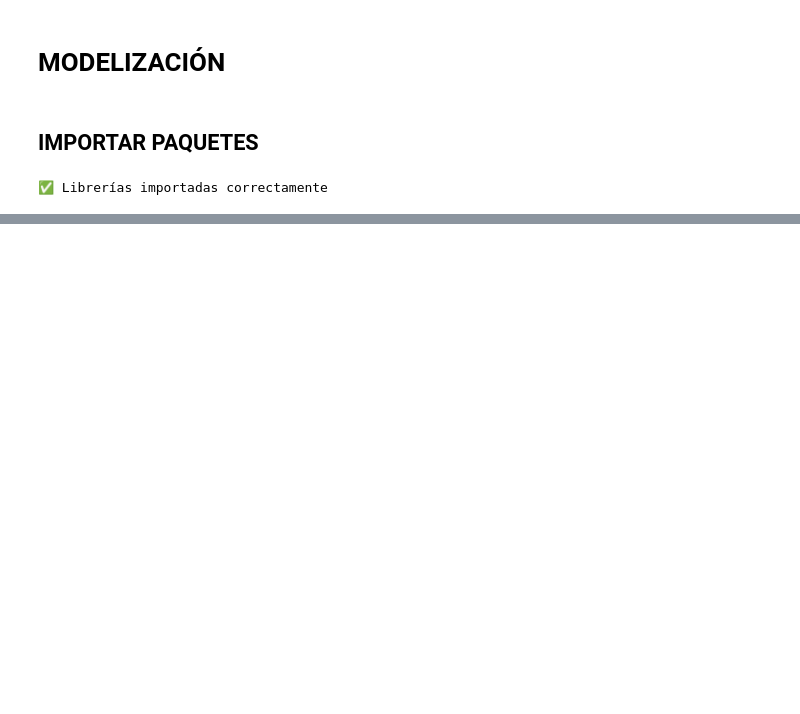
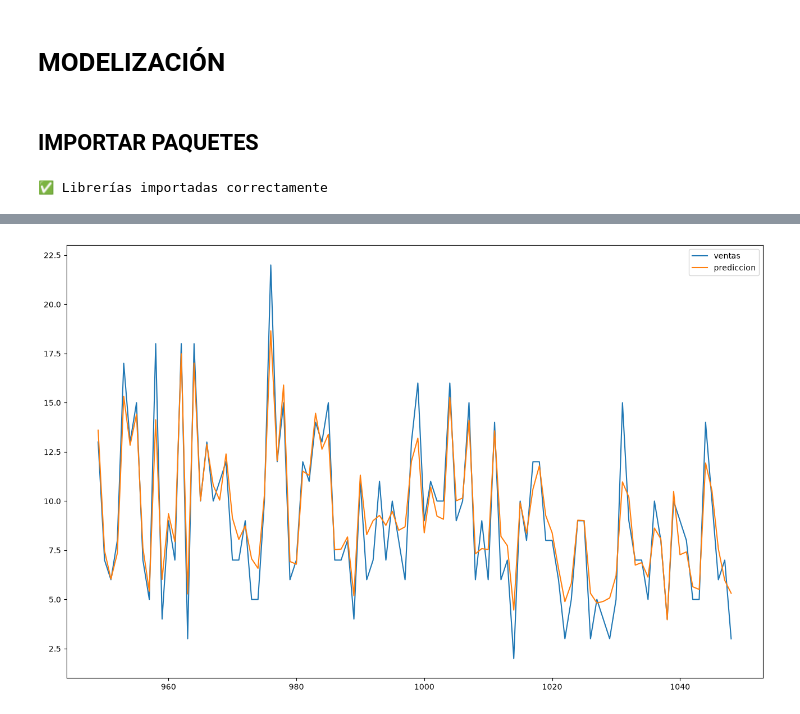
Before and after one commit to PabloHVega/ForecastingRetail, a Jupyter notebook: 03_notebooks/06_Modelizacion.ipynb, the cells around one changed output, grey strips where cells are left out. Cells and saved outputs as stored; diff of their text form; code cells hidden in the pictures; blank space fills up the shorter version.

Commit message:
Crear código para Modelizar

```diff
--- a/03_notebooks/06_Modelizacion.ipynb
+++ b/03_notebooks/06_Modelizacion.ipynb
@@ -36,0 +92,20 @@ print("✅ Librerías importadas correctamente")
+# %%
+random_search = RandomizedSearchCV(estimator = pipe,
+                                   param_distributions = grid,
+                                   n_iter = 1,
+                                   cv = time_cv,
+                                   scoring = 'neg_mean_absolute_error',
+                                   verbose = 0,
+                                   n_jobs = -1
+)
+
+modelo = random_search.fit(x[var_modelizar], y)
+# %%
+modelo_final = modelo.best_estimator_.fit(x[var_modelizar], y)
+# %%
+prediccion = modelo_final.predict(x[var_modelizar])
+# %%
+temp = pd.concat([x.date.reset_index(drop=True),
+                  y.reset_index(drop=True),
+                  pd.Series(prediccion, name = 'prediccion')], axis =1
+                  )
@@ -36,0 +128,4 @@ print("✅ Librerías importadas correctamente")
+# %%
+temp.tail(100).plot(figsize= (16,10));
+# %% [output]
+[figure, added]
```
Also changed, not shown: parts of 20 cells of this notebook.
